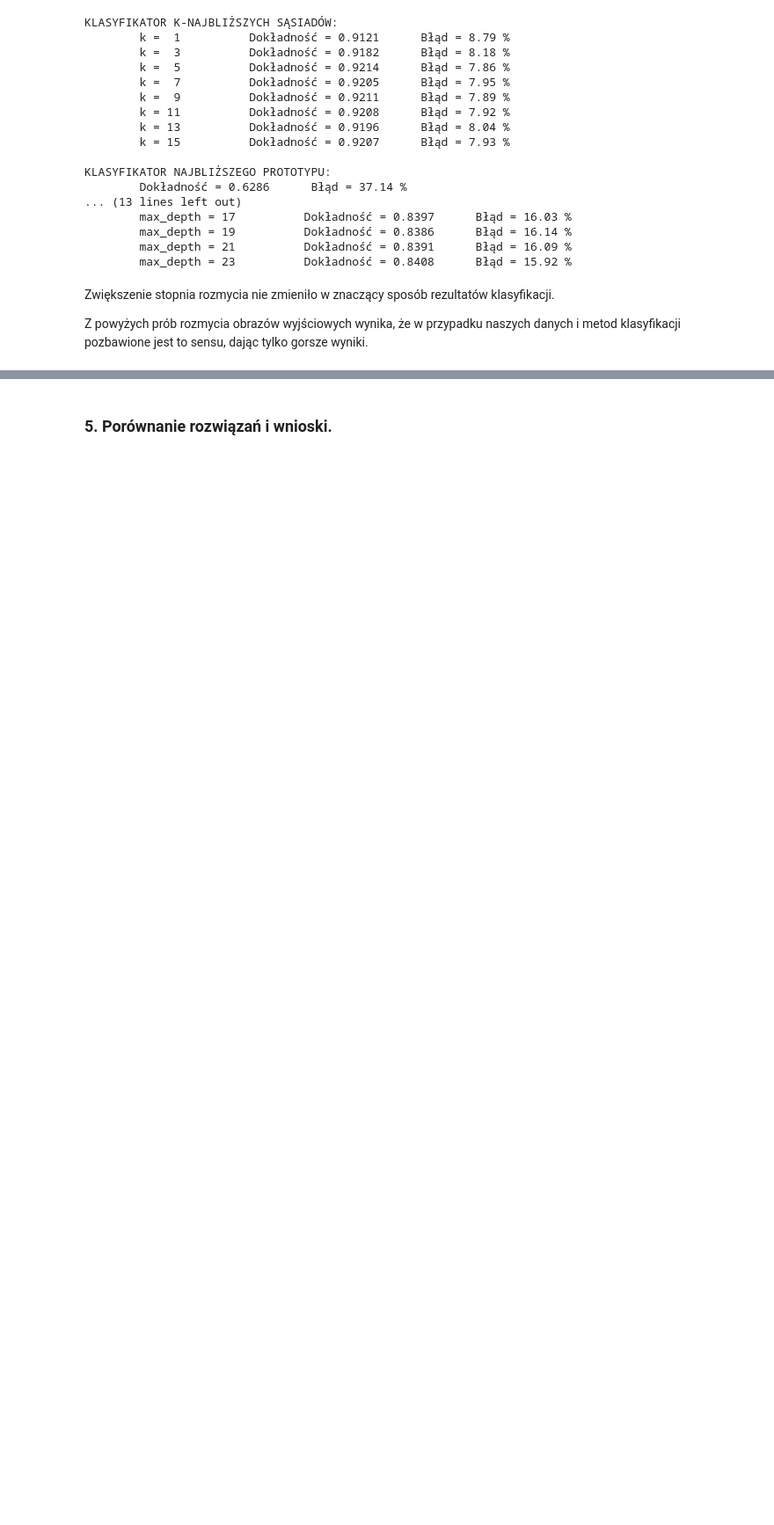
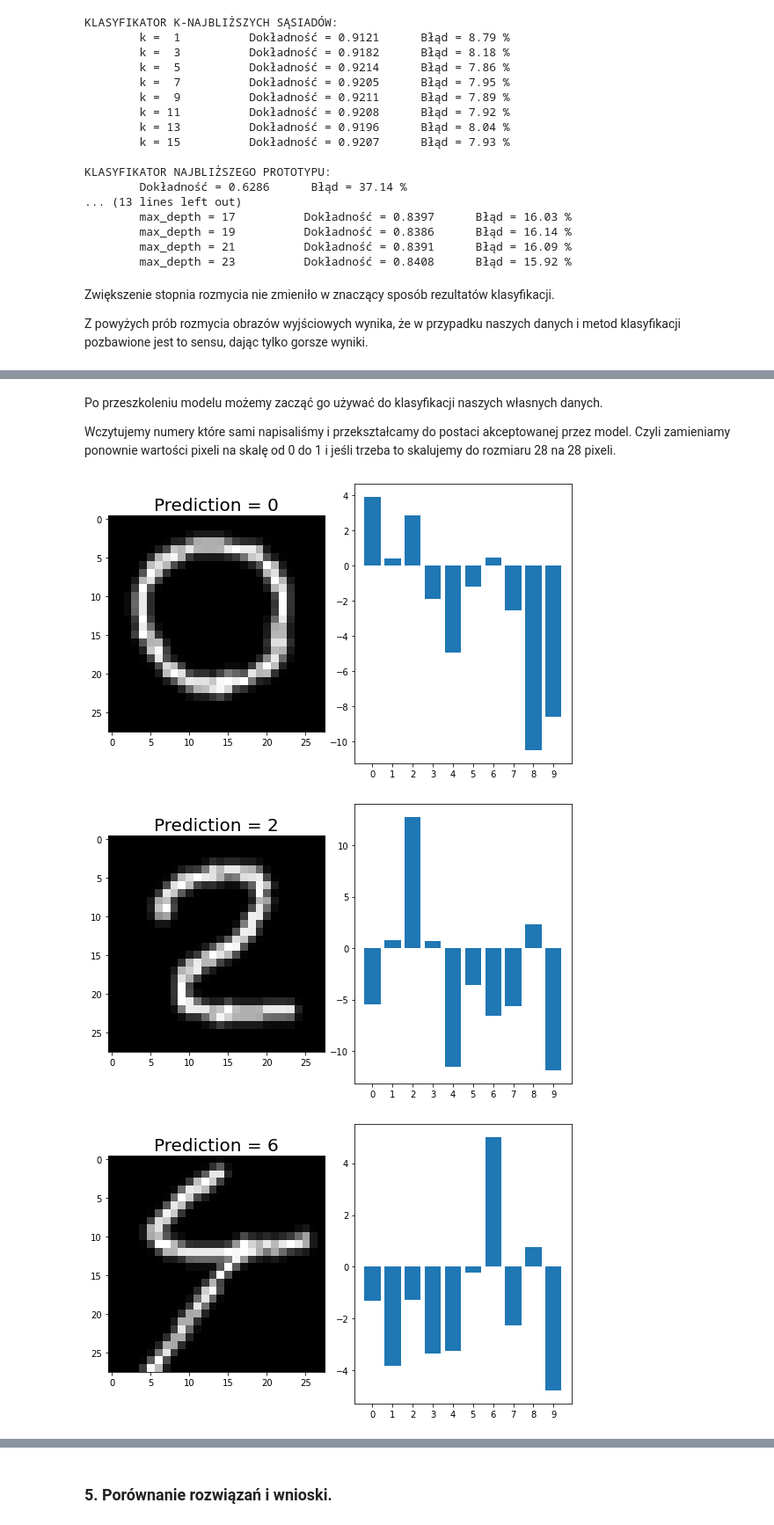
Before and after one commit to Selthen/MNIST-analysys, a Jupyter notebook: Gr3_MNIST.ipynb, the cells around one changed output, grey strips where cells are left out. Shown at 88% size. Cells and saved outputs as stored; diff of their text form; code cells hidden in the pictures; blank space fills up the shorter version.

```diff
--- a/Gr3_MNIST.ipynb
+++ b/Gr3_MNIST.ipynb
@@ -505,0 +654,16 @@ Z powyżych prób rozmycia obrazów wyjściowych wynika, że w przypadku naszych
+# %% [markdown]
+Po przeszkoleniu modelu możemy zacząć go używać do klasyfikacji naszych własnych danych.
+
+Wczytujemy numery które sami napisaliśmy i przekształcamy do postaci akceptowanej przez model. Czyli zamieniamy ponownie wartości pixeli na skalę od 0 do 1 i jeśli trzeba to skalujemy do rozmiaru 28 na 28 pixeli.
+# %%
+categories = range(0, 10)
+
+our_nums = ["test_0", "test_2", "test_4", "test_5", "test_7"]
+
+predict_nums(our_nums, model)
+
+conf_matrix(model, "Zwykłej sieci neuronowej")
+# %% [output]
+[figure, added]
+[figure, added]
+[figure, added]
```
Also changed, not shown: parts of 18 cells of this notebook.
